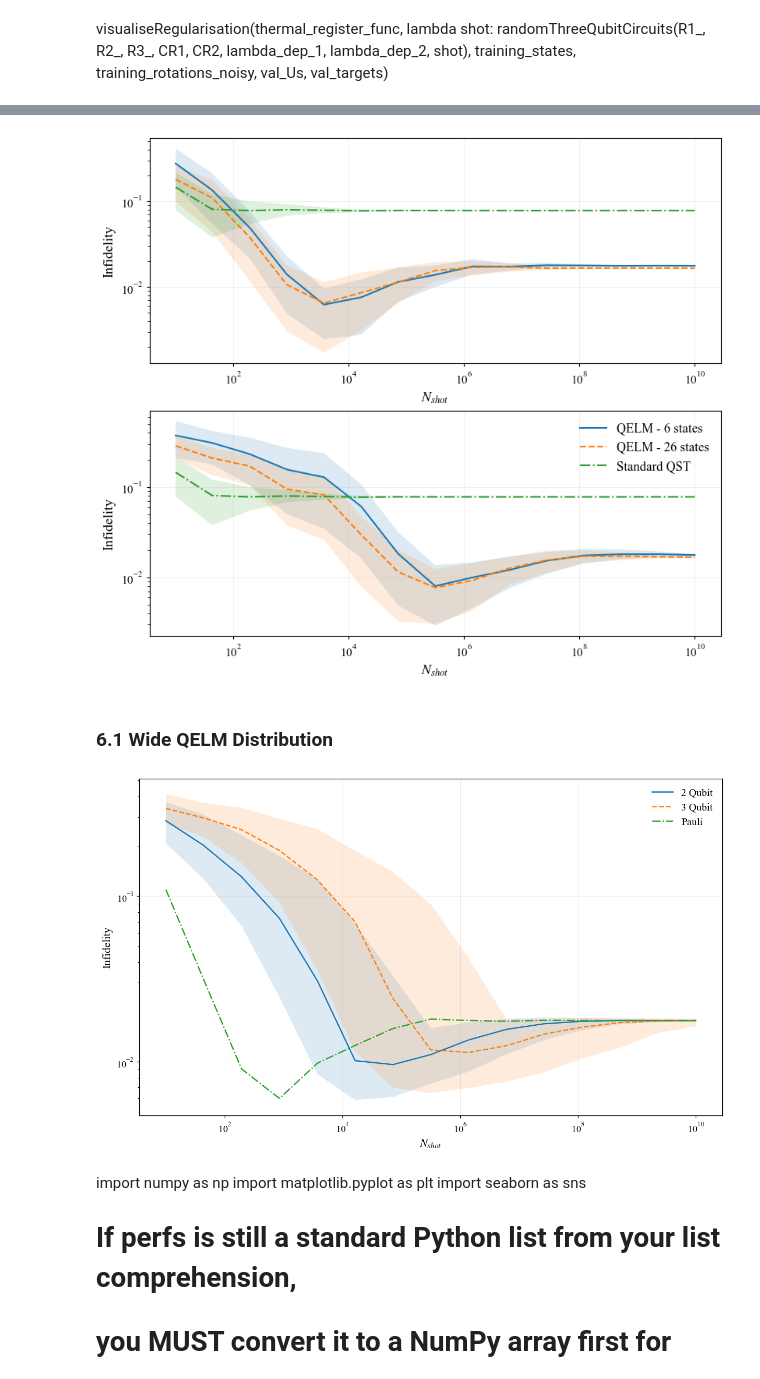
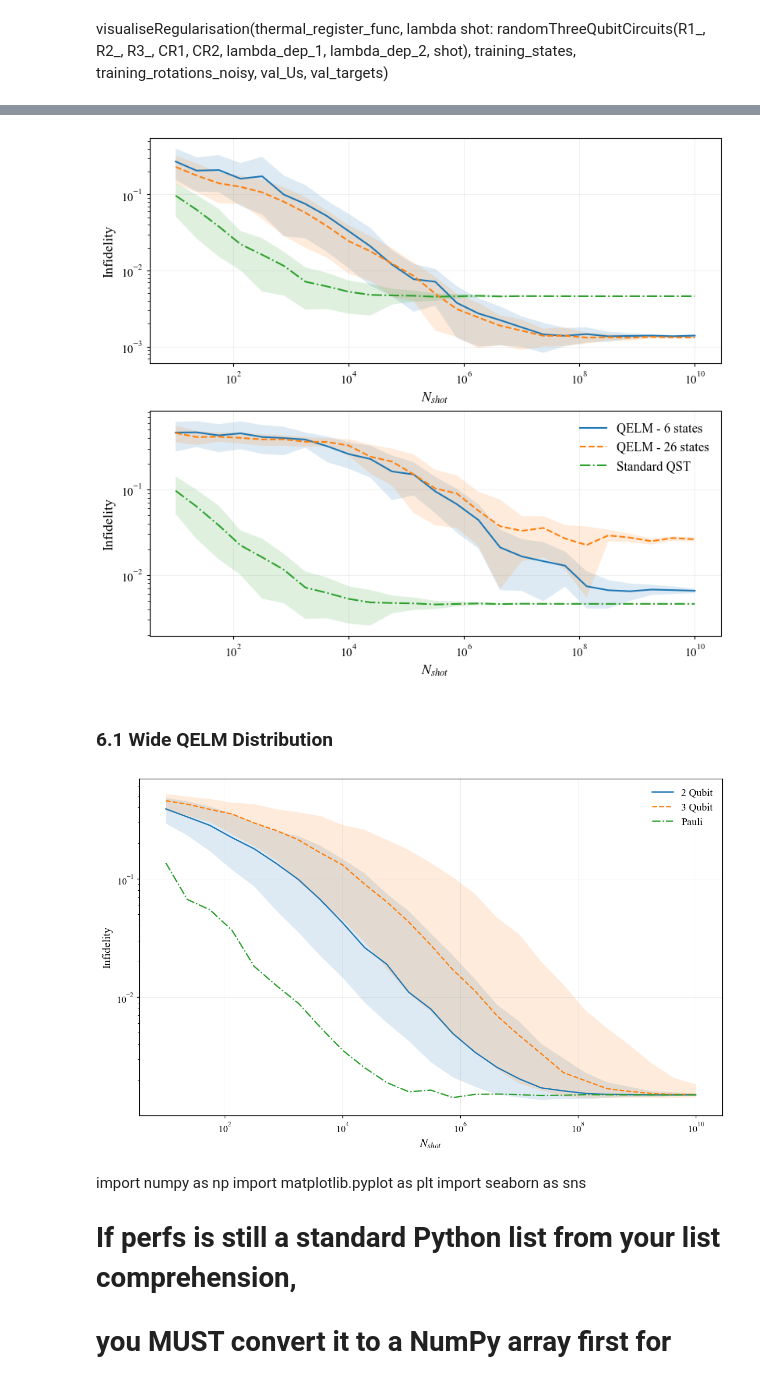
Before and after one commit to Mmackinnon01/QRes, a Jupyter notebook: 260420_equal1_tomography.ipynb, the cells around one changed output, grey strips where cells are left out. Drawn from its saved outputs; the diff is of its cells as text; code cells hidden in the pictures.

```diff
--- a/260420_equal1_tomography.ipynb
+++ b/260420_equal1_tomography.ipynb
@@ -1452,9 +1532,9 @@ def threeQubitRandomCircuit(R1, R2, R3, CR1, CR2, lambda1, lambda2):
         return dep21(channel(CR1 ^ I(2))(dep11(dep12(dep13(channel(R1 ^ R2 ^ R3)(dep22(channel(I(2) ^ CR2)(dep21(channel(CR1 ^ I(2))(dep11(dep12(dep13(channel(R1 ^ R2 ^ R3)(state))))))))))))))
     return f
 
-def randomThreeQubitCircuits(R1, R2, R3, CR1, CR2, lambda1, lambda2, shots=1):
+def randomThreeQubitCircuits(R1, R2, R3, CR1, CR2, lambda1, lambda2, e0, e1, shots=1):
     circ = threeQubitRandomCircuit(R1, R2, R3, CR1, CR2, lambda1, lambda2)
-    return [setupDetectorDepolarising(circ, 1, shots), setupDetectorDepolarising(circ, 2, shots), setupJointDetectorDepolarising(circ, (1,2), shots)]
+    return [setupDetectorDepolarising(circ, 1, e0, e1, shots), setupDetectorDepolarising(circ, 2, e0, e1, shots), setupJointDetectorDepolarising(circ, (1,2), e0, e1, shots)]
 # %%
 def threeQubitRandomPOVM(R1, R2, R3, CR1, CR2, lambda1, lambda2):
     dep11 = generateDepolarisingChannelHeisenberg((0,), lambda1)
@@ -1498,12 +1578,12 @@ plotQELMvsStandardInfidelity(thermal_register_func, wide_regs, sh, Us, targets,
 # %%
 fig, (ax1, ax2) = plt.subplots(nrows=2, dpi=100, figsize=(8,7))
-plotQELMvsStandardInfidelity(thermal_register_func, random_regs, sh, Us, targets, training_states, qst_fids, qst_vars, lambda shots: randomTwoQubitCircuits(R1, R2, CR, lambda_dep_1, lambda_dep_2, shots), ax = ax1, legend=False)
-plotQELMvsStandardInfidelity(thermal_register_func, wide_regs, sh, Us, targets, training_states, qst_fids, qst_vars, lambda shots: randomThreeQubitCircuits(R1_, R2_, R3_, CR1, CR2, lambda_dep_1, lambda_dep_2, shots), ax=ax2)
+plotQELMvsStandardInfidelity(thermal_register_func, random_regs, shots, Us, training_states, qst_fids, qst_lowers, qst_uppers, lambda shots: randomTwoQubitCircuits(R1, R2, CR, lambda_dep_1, lambda_dep_2, e0, e1, shots), ax = ax1, legend=False)
+plotQELMvsStandardInfidelity(thermal_register_func, wide_regs, shots, Us, training_states, qst_fids, qst_lowers, qst_uppers, lambda shots: randomThreeQubitCircuits(R1_, R2_, R3_, CR1, CR2, lambda_dep_1, lambda_dep_2, e0, e1, shots), ax=ax2)
 
 if save:
     fig.savefig("Plots/random_tomo_perf.pdf")
 # %% [output]
-[figure, old version]
+[figure, new version]
 # %% [markdown]
 ### 6.1 Wide QELM Distribution
 # %%
@@ -1513,11 +1593,11 @@ R3s_ = [Operator(haar_random_unitary(2)) for i in range(n_dist_samples)]
 CR1s_ = [controlRotationGate(Operator(haar_random_unitary(2))) for i in range(n_dist_samples)]
 CR2s_ = [controlRotationGate(Operator(haar_random_unitary(2))) for i in range(n_dist_samples)]
 # %%
-random_wide_regs_dist = [[QELMTomography(thermal_register_func, training_states[0], training_rotations_noisy[0], [1], randomThreeQubitCircuits(x, y, z, a, b, lambda_dep_1, lambda_dep_2, shot), alpha=0)[0] for shot in dist_shots] for x, y, z, a, b in tqdm(zip(R1s_, R2s_, R3s_, CR1s_, CR2s_), total=len(R1s))]
+random_wide_regs_dist = [[QELMTomography(thermal_register_func, training_states[0], training_rotations_noisy[0], [1], randomThreeQubitCircuits(x, y, z, a, b, lambda_dep_1, lambda_dep_2, e0, e1, shot), alpha=0, circ_shots = shots)[0] for shot in dist_shots] for x, y, z, a, b in tqdm(zip(R1s_, R2s_, R3s_, CR1s_, CR2s_), total=len(R1s))]
 # %%
-perfs_wide = np.array([qelmStateTomographyInfidelity([regs], dist_shots, thermal_register_func, lambda shots: randomThreeQubitCircuits(x, y, z, a, b, lambda_dep_1, lambda_dep_2, shots), Us, targets)[0] for x, y, z, a, b, regs in tqdm(zip(R1s_, R2s_, R3s_, CR1s_, CR2s_, random_wide_regs_dist), total=len(R1s))])
+perfs_wide = np.array([qelmStateTomographyInfidelity([regs], dist_shots, thermal_register_func, lambda shots: randomThreeQubitCircuits(x, y, z, a, b, lambda_dep_1, lambda_dep_2, e0, e1, shots), Us)[0] for x, y, z, a, b, regs in tqdm(zip(R1s_, R2s_, R3s_, CR1s_, CR2s_, random_wide_regs_dist), total=len(R1s))])
 # %%
-direct_perfs = np.array([[qelmStateTomographyInfidelity([regs], sh, thermal_register_func, qelm_circs, Us, targets)][0][0] for regs in qelm_regs[0]])
+direct_perfs = np.array([[qelmStateTomographyInfidelity([regs], shots, thermal_register_func, qelm_circs, Us)][0][0] for regs in qelm_regs[0]])
 # %%
 import numpy as np
 import matplotlib.pyplot as plt
@@ -1530,39 +1610,39 @@ medians_wide = np.median(perfs_wide, axis=0)
 
 # Calculate the 16th and 84th percentiles (equivalent to +/- 1 standard dev)
 lower_bound = np.percentile(perfs, 16, axis=0)
 upper_bound = np.percentile(perfs, 84, axis=0)
 lower_bound_wide = np.percentile(perfs_wide, 16, axis=0)
 upper_bound_wide = np.percentile(perfs_wide, 84, axis=0)
 
 # Plot the central line
 
-plt.plot(sh, medians, label='2 Qubit')
-plt.plot(sh, medians_wide, label='3 Qubit')
-plt.plot(sh, np.mean(direct_perfs, axis=0), label = 'Pauli')
+plt.plot(shots, medians, label='2 Qubit')
+plt.plot(shots, medians_wide, label='3 Qubit')
+plt.plot(shots, np.mean(direct_perfs, axis=0), label = 'Pauli')
 
 # Plot the shaded region using the percentiles
 plt.fill_between(
-    sh,
+    shots,
     lower_bound,
     upper_bound,
     alpha=0.15,
 )
 
 plt.fill_between(
-    sh,
+    shots,
     lower_bound_wide,
     upper_bound_wide,
     alpha=0.15,
 )
 
 plt.yscale('log')
 plt.xscale('log')
 plt.xlabel(r'$N_{shot}$')
 plt.ylabel('Infidelity')
 plt.legend()
 plt.show()
 # %% [output]
-[figure, old version]
+[figure, new version]
 # %% [markdown]
 import numpy as np
 import matplotlib.pyplot as plt
```
Also changed, not shown: parts of 35 cells of this notebook, 2 other files.
